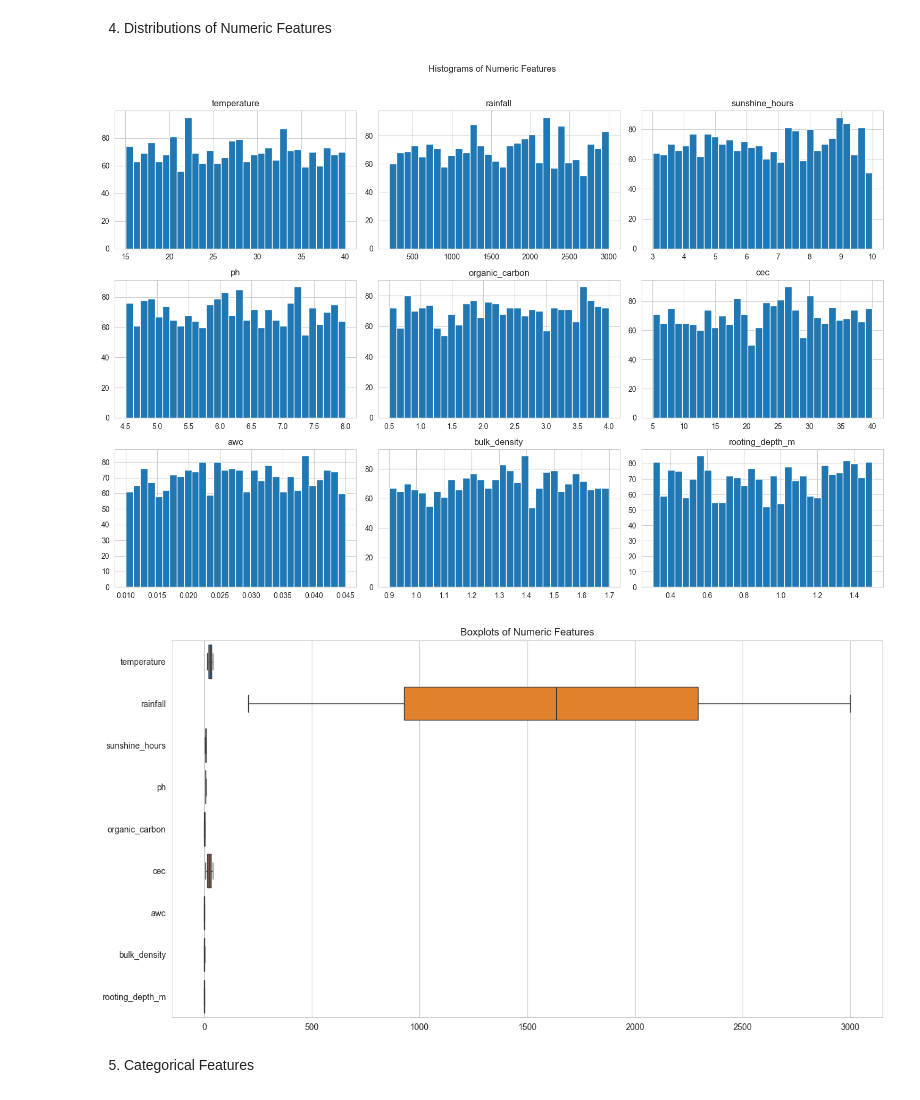
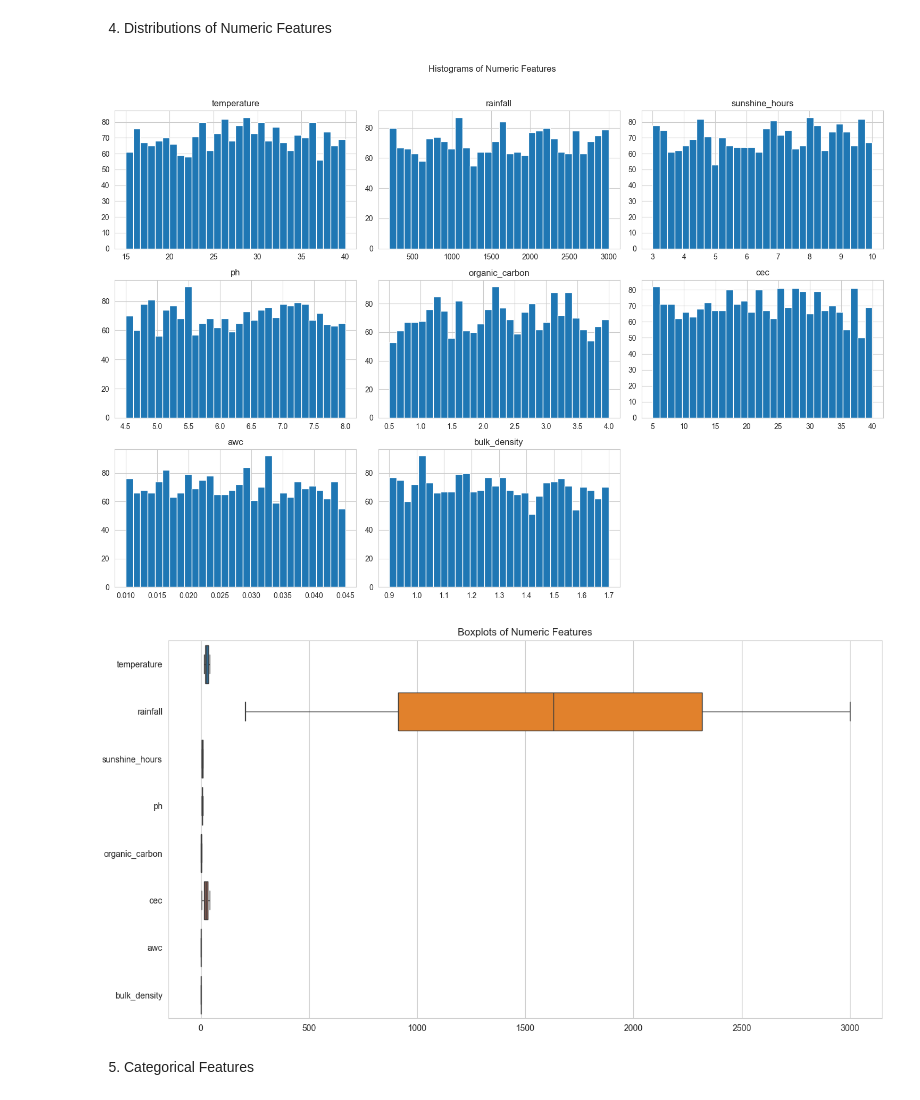
Before and after one commit to isumakm/Weather-Prediction-and-Crop-Recommendation-System-, a Jupyter notebook: 01_eda.ipynb, the cells around one changed output. Saved outputs shown, nothing was run; the diff lists cells and outputs as text; code cells hidden in the pictures.

```diff
--- a/01_eda.ipynb
+++ b/01_eda.ipynb
@@ -117,22 +118,22 @@ Length: 21, dtype: str
 # %%
 # List of numeric features (excluding target, crop, texture name)
 numeric_features = ['temperature', 'rainfall', 'sunshine_hours', 'ph',
-                    'organic_carbon', 'cec', 'awc', 'bulk_density', 'rooting_depth_m']
+                    'organic_carbon', 'cec', 'awc', 'bulk_density']
 
 # Plot histograms
 df[numeric_features].hist(bins=30, figsize=(15, 10))
 plt.suptitle('Histograms of Numeric Features', y=1.02)
 plt.tight_layout()
 plt.show()
 
 # Boxplots to spot outliers
 plt.figure(figsize=(15, 8))
 sns.boxplot(data=df[numeric_features], orient='h')
 plt.title('Boxplots of Numeric Features')
 plt.show()
 # %% [output]
-[figure, old version]
+[figure, new version]
-[figure, old version]
+[figure, new version]
 # %% [markdown]
 5. Categorical Features
 # %%
```
Also changed, not shown: parts of 7 cells of this notebook.
